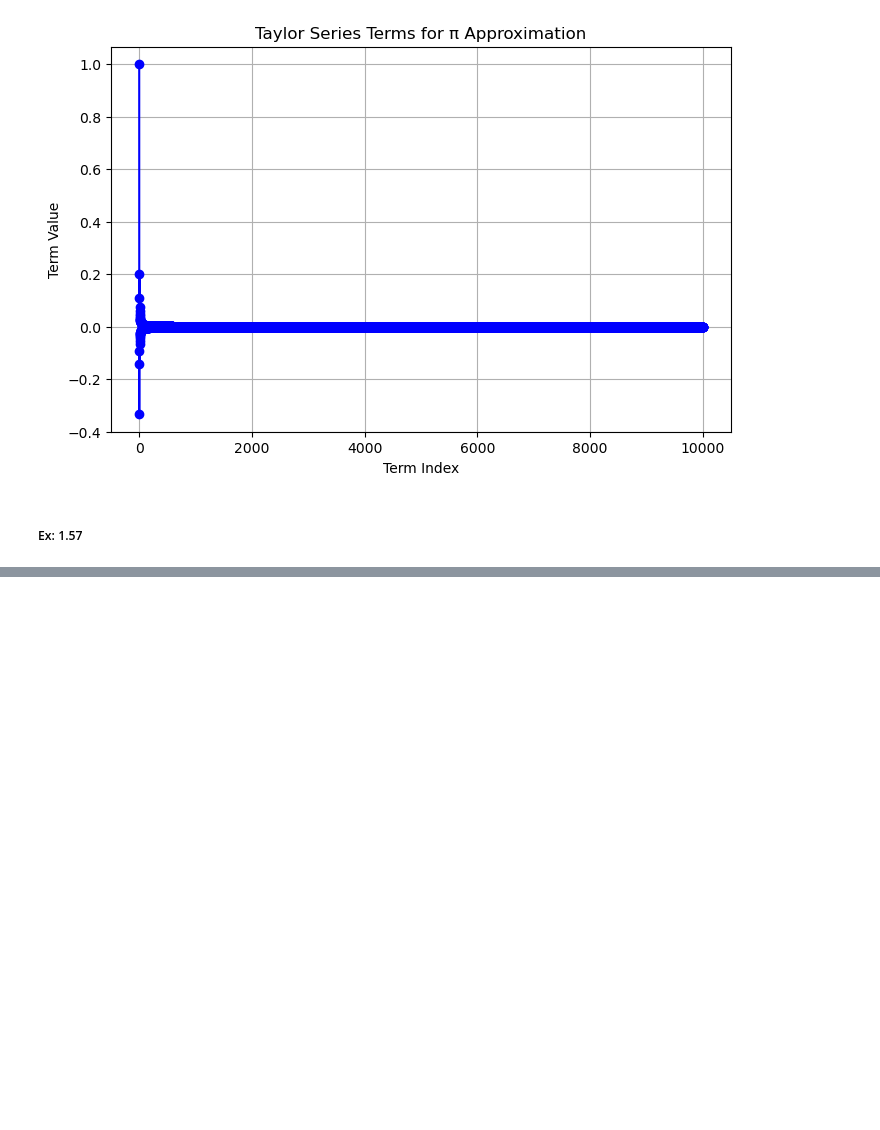
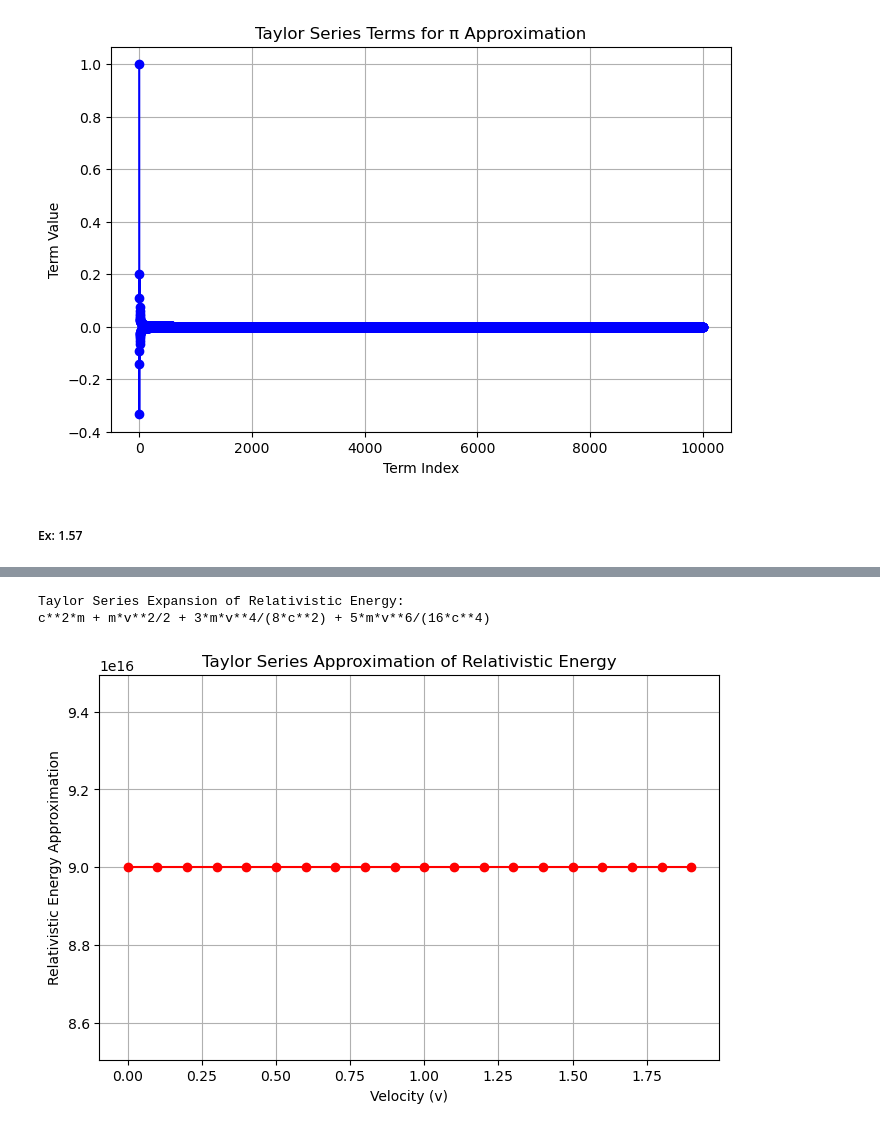
Before and after one commit to Quantum-Impulse/Sci-Comp, a Jupyter notebook: work/A1 Notebook.ipynb, the cells around one changed output, grey strips where cells are left out. Drawn from its saved outputs; the diff is of its cells as text; code cells hidden in the pictures; blank space fills up the shorter version.

```diff
--- a/work/A1 Notebook.ipynb
+++ b/work/A1 Notebook.ipynb
@@ -71,0 +72,37 @@ Number of terms used: 10000
+# %%
+import sympy as sp
+import matplotlib.pyplot as plt
+
+# Define symbols
+v, c, m = sp.symbols('v c m')
+
+gamma = 1 / sp.sqrt(1 - v**2 / c**2)
+
+# Relativistic energy E_rel = gamma * m * c^2
+E_rel = gamma * m * c**2
+
+# Expand the Taylor Series of E_rel around v=0
+E_taylor = E_rel.series(v, 0, 7).removeO()
+print(f"Taylor Series Expansion of Relativistic Energy:\n{E_taylor}")
+
+# Convert to a numerical function for plotting
+E_taylor_func = sp.lambdify((v, c, m), E_taylor, 'numpy')
+
+# Plot the first few terms of the Taylor series
+v_vals = [i * 0.1 for i in range(20)]  # Velocity values up to 2c
+c_val = 3e8  # Speed of light
+m_val = 1  # Assume unit mass
+
+E_vals = [E_taylor_func(v_i, c_val, m_val) for v_i in v_vals]
+
+plt.figure(figsize=(8, 5))
+plt.plot(v_vals, E_vals, marker='o', linestyle='-', color='r')
+plt.xlabel("Velocity (v)")
+plt.ylabel("Relativistic Energy Approximation")
+plt.title("Taylor Series Approximation of Relativistic Energy")
+plt.grid()
+plt.show()
+# %% [output]
+Taylor Series Expansion of Relativistic Energy:
+c**2*m + m*v**2/2 + 3*m*v**4/(8*c**2) + 5*m*v**6/(16*c**4)
+[figure, added]
```
Also changed, not shown: parts of 2 cells of this notebook.
